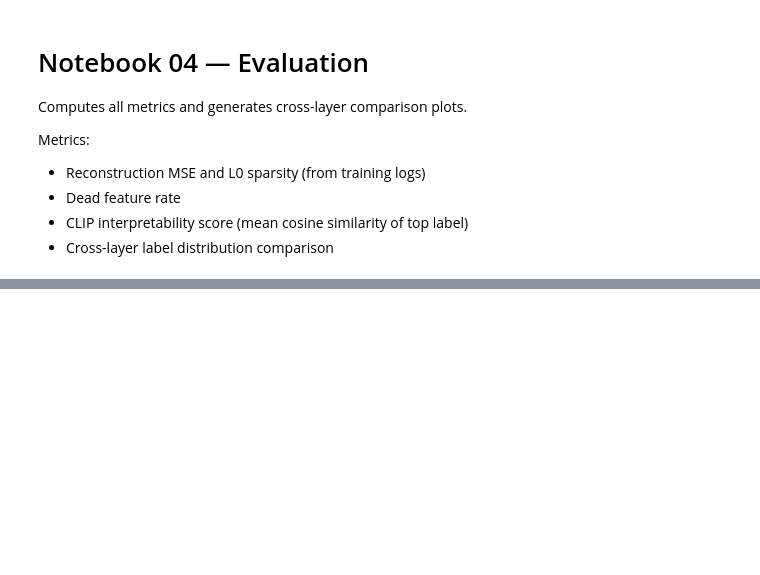
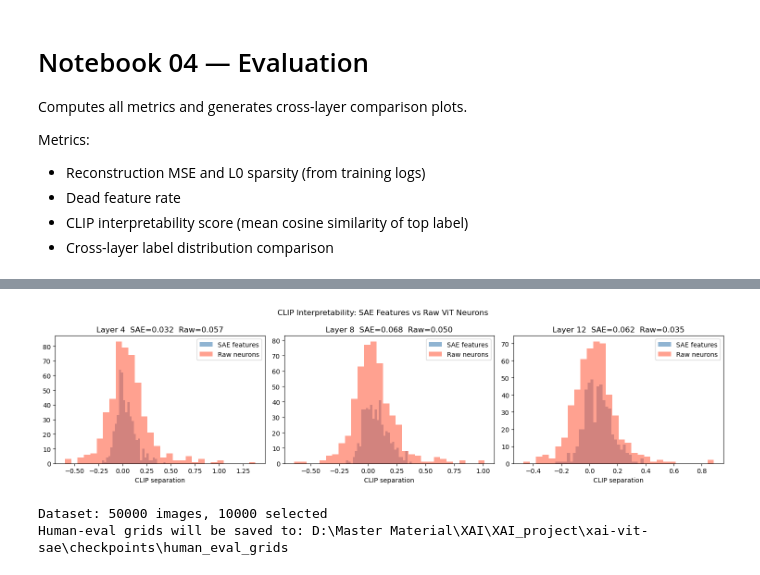
Before and after one commit to T-Larm/xai-vit-sae, a Jupyter notebook: notebooks/04_evaluation.ipynb, the cells around one changed output, grey strips where cells are left out. Drawn from its saved outputs; the diff is of its cells as text; code cells hidden in the pictures; blank space fills up the shorter version.

```diff
--- a/notebooks/04_evaluation.ipynb
+++ b/notebooks/04_evaluation.ipynb
@@ -29,14 +29,15 @@ log8  = ckpt8['log']
 log12 = ckpt12['log']
 # %%
 def last(log, key): return log[key][-1]
+def sep(lbls): return lbls.get('sep_scores', lbls.get('corr_scores'))
 
 rows = [
-    ('Final MSE',         last(log4,'mse'),  last(log8,'mse'),  last(log12,'mse')),
-    ('Final L0',          last(log4,'l0'),   last(log8,'l0'),   last(log12,'l0')),
-    ('Dead feature %',    last(log4,'dead_pct'), last(log8,'dead_pct'), last(log12,'dead_pct')),
-    ('SAE mean CLIP cos', np.mean(labels4['scores']),     np.mean(labels8['scores']),     np.mean(labels12['scores'])),
-    ('SAE mean Spearman', np.mean(labels4['corr_scores']),np.mean(labels8['corr_scores']),np.mean(labels12['corr_scores'])),
-    ('Raw neuron Spearman',np.mean(raw4['corr_scores']),  np.mean(raw8['corr_scores']),   np.mean(raw12['corr_scores'])),
+    ('Final MSE',              last(log4,'mse'),  last(log8,'mse'),  last(log12,'mse')),
+    ('Final L0',               last(log4,'l0'),   last(log8,'l0'),   last(log12,'l0')),
+    ('Dead feature %',         last(log4,'dead_pct'), last(log8,'dead_pct'), last(log12,'dead_pct')),
+    ('SAE mean CLIP cos',      np.mean(labels4['scores']), np.mean(labels8['scores']), np.mean(labels12['scores'])),
+    ('SAE mean separation',    np.mean(sep(labels4)), np.mean(sep(labels8)), np.mean(sep(labels12))),
+    ('Raw neuron separation',  np.mean(sep(raw4)),    np.mean(sep(raw8)),    np.mean(sep(raw12))),
 ]
 print(f"{'Metric':<28} {'Layer 4':>10} {'Layer 8':>10} {'Layer 12':>10}")
 print('-' * 60)
@@ -73,34 +87,44 @@ plt.show()
 # %%
-# SAE features vs raw ViT neurons: Spearman correlation distributions
+# SAE features vs raw ViT neurons: top-vs-bottom CLIP separation distributions
 fig, axes = plt.subplots(1, 3, figsize=(15, 4))
 for ax, sae_lbls, raw_lbls, title in [
         (axes[0], labels4,  raw4,  'Layer 4'),
         (axes[1], labels8,  raw8,  'Layer 8'),
         (axes[2], labels12, raw12, 'Layer 12')]:
-    ax.hist(sae_lbls['corr_scores'], bins=30, alpha=0.6, label='SAE features', color='steelblue')
-    ax.hist(raw_lbls['corr_scores'], bins=30, alpha=0.6, label='Raw neurons',  color='tomato')
-    ax.set_title(f'{title}  SAE={np.mean(sae_lbls["corr_scores"]):.3f}  '
-                 f'Raw={np.mean(raw_lbls["corr_scores"]):.3f}')
-    ax.set_xlabel('Spearman correlation')
+    sae_sep = sep(sae_lbls)
+    raw_sep = sep(raw_lbls)
+    ax.hist(sae_sep, bins=30, alpha=0.6, label='SAE features', color='steelblue')
+    ax.hist(raw_sep, bins=30, alpha=0.6, label='Raw neurons',  color='tomato')
+    ax.set_title(f'{title}  SAE={np.mean(sae_sep):.3f}  Raw={np.mean(raw_sep):.3f}')
+    ax.set_xlabel('CLIP separation')
     ax.legend()
 plt.suptitle('CLIP Interpretability: SAE Features vs Raw ViT Neurons', fontsize=12)
 plt.tight_layout()
 plt.savefig('../checkpoints/sae_vs_raw.png', dpi=150)
 plt.show()
+# %% [output]
+[figure, added]
 # %%
+from pathlib import Path
+from IPython.display import clear_output, display
 from torchvision import datasets
 from torchvision import transforms as T
 from PIL import Image
+import os
 from src.sae import SAE
 from src.clip_labeler import crop_patch
 
 IMAGENET_VAL_DIR = r"D:\Master Material\XAI\XAI_project\archive\imagenet-val"
-N_EVAL_FEATURES  = 50
+N_EVAL_FEATURES  = 10      # per layer; keep this small for human rating
 N_SAMPLE_TOKENS  = 50000
+TOP_PATCHES      = 10
+HUMAN_EVAL_DIR   = Path('../checkpoints/human_eval_grids')
+HUMAN_EVAL_DIR.mkdir(parents=True, exist_ok=True)
 
 dataset          = datasets.ImageFolder(IMAGENET_VAL_DIR, transform=None)
 selected_indices = torch.load('../data/selected_indices.pt', weights_only=True)
 pil_transform    = T.Compose([T.Resize(256), T.CenterCrop(224)])
+HUMAN_EVAL_STATE = {}
 
 def get_patch(orig_patch_idx, context=64):
     """Retrieve the 64x64 crop for a patch-only token index."""
@@ -112,4 +136,8 @@ def get_patch(orig_patch_idx, context=64):
     return crop_patch(img, tok_off, context)
 
 print(f'Dataset: {len(dataset.imgs)} images, {len(selected_indices)} selected')
+print(f'Human-eval grids will be saved to: {HUMAN_EVAL_DIR.resolve()}')
+# %% [output]
+Dataset: 50000 images, 10000 selected
+Human-eval grids will be saved to: D:\Master Material\XAI\XAI_project\xai-vit-sae\checkpoints\human_eval_grids
 # %%
```
Also changed, not shown: parts of 5 cells of this notebook, 8 other files.
